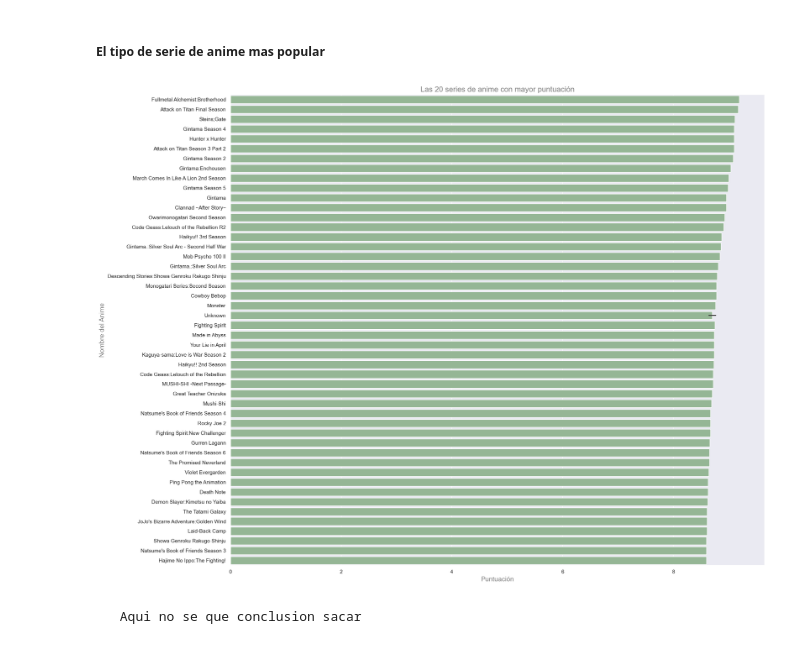
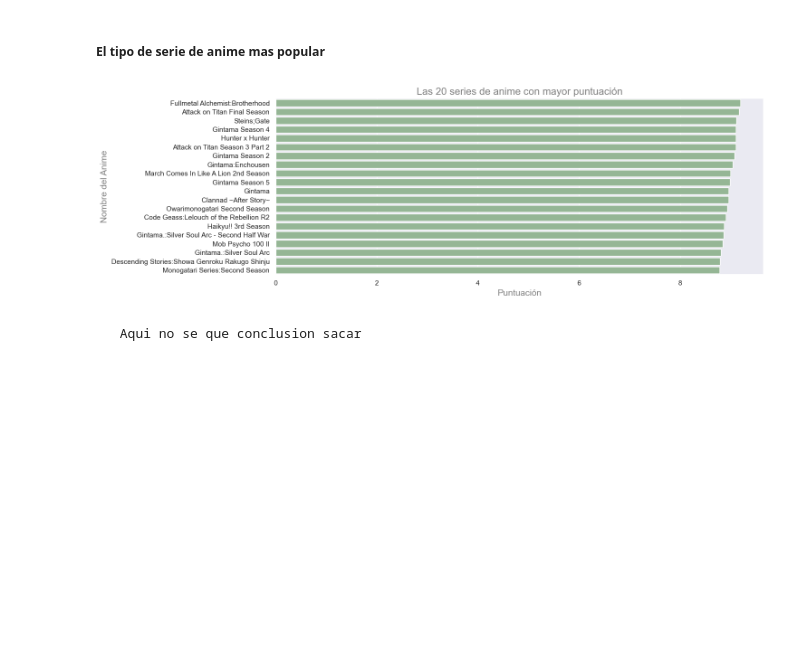
Before and after one commit to AmyGaarcia/DS_PT_09_2023, a Jupyter notebook: Data_Analysis/EDA/1-Definicion_EDA ANIME_no_terminado.ipynb, the cells around one changed output. Drawn from its saved outputs; the diff is of its cells as text; code cells hidden in the pictures; blank space fills up the shorter version.

```diff
--- a/Data_Analysis/EDA/1-Definicion_EDA ANIME_no_terminado.ipynb
+++ b/Data_Analysis/EDA/1-Definicion_EDA ANIME_no_terminado.ipynb
@@ -503,22 +493,23 @@ array(['24 min. per ep.', '1 hr. 55 min.', '25 min. per ep.',
        '36 sec. per ep.', '20 sec.', '1 hr. 27 min. per ep.',
        '55 sec. per ep.'], dtype=object)
 # %%
+#HE PROBADO MIL FORMAS Y LA QUE ME HA FUNCIONADO ES ESTA, QUE ES PASAR TODO A MINUTOS
 regex_min = r"(\d+)\s*(hr|min|sec)"
 
-def minutos(matches_list):
-    total_minutes = 0
-    for match in matches_list:
-        value, unit = match
+def minutos(duracion):
+    total_min =0
+    for min in duracion:
+        value, unit= min
         value = int(value)
-        if unit == "hr":
-            total_minutes += value * 60
+        if unit== "hr":
+            total_min +=value*60
         elif unit == "min":
-            total_minutes += value
-        elif unit == "sec":
-            total_minutes += value / 60
-    return round(total_minutes)
+            total_min +=value
+        elif unit =="sec":
+            total_min +=value/60
+    return round(total_min)
 
-anime_copia["Duration_min"] = anime_copia["Duration"].str.findall(regex_min).apply(minutos)
+anime_copia["Duracion_min"] = anime_copia["Duration"].str.findall(regex_min).apply(minutos)
 
 
 anime_copia
@@ -539,8 +530,8 @@ anime_copia
 # %%
 anime_copia.drop(columns=["Duration"], inplace=True)
 
-duracion = anime_copia.pop("Duration_min")
-anime_copia.insert(7, "Duration_min", duracion)
+duracion = anime_copia.pop("Duracion_min")
+anime_copia.insert(7, "Duracion_min", duracion)
 # %%
 anime_copia
 # %% [output]
@@ -560,3 +560,5 @@ anime_copia
+# %%
+anime_copia["English name"]= anime_copia.apply(lambda row: row["Name"] if row["English name"]== "Unknown" else row ["English name"],axis=1)
 # %% [markdown]
 ## <span style="color:#85929E "> GUARDAR BASE DE DATOS </span>
 # %%
@@ -757,5 +759,5 @@ plt.show()
 # %%
-anime_copia = anime_copia[anime_copia['Rating'] != "Unknown"]
+anime_copia = anime_copia[anime_copia["Rating"] != ""]
 
 edades = anime_copia["Rating"].value_counts()
 
@@ -820,24 +822,24 @@ plt.show()
 ##### El tipo de serie de anime mas popular
 # %%
 anime_tv = anime_copia[anime_copia["Type"] == "TV"]
-anime_tv = anime_tv.sort_values(by="Score", ascending=False).head(50)
+anime_tv = anime_tv.sort_values(by="Score", ascending=False).head(20)
 
-plt.figure(figsize=(20, 15))
+plt.figure(figsize=(15, 5))
 sns.set_style("darkgrid")
 sns.barplot(x="Score", y="English name", data=anime_tv, color= "#8FBC8F")
 plt.title("Las 20 series de anime con mayor puntuación", color="Grey", fontsize=16)
 plt.xlabel("Puntuación", color="Grey", fontsize=14)
 plt.ylabel("Nombre del Anime", color="Grey", fontsize=14)
 
 
 suma_score = anime_tv["Score"].sum()
 
 
 
 plt.tight_layout()
 plt.show()
 # %% [output]
-[figure, old version]
+[figure, new version]
 # %% [markdown]
      Aqui no se que conclusion sacar
 # %% [markdown]
```
Also changed, not shown: parts of 35 cells of this notebook, 1 other file.
